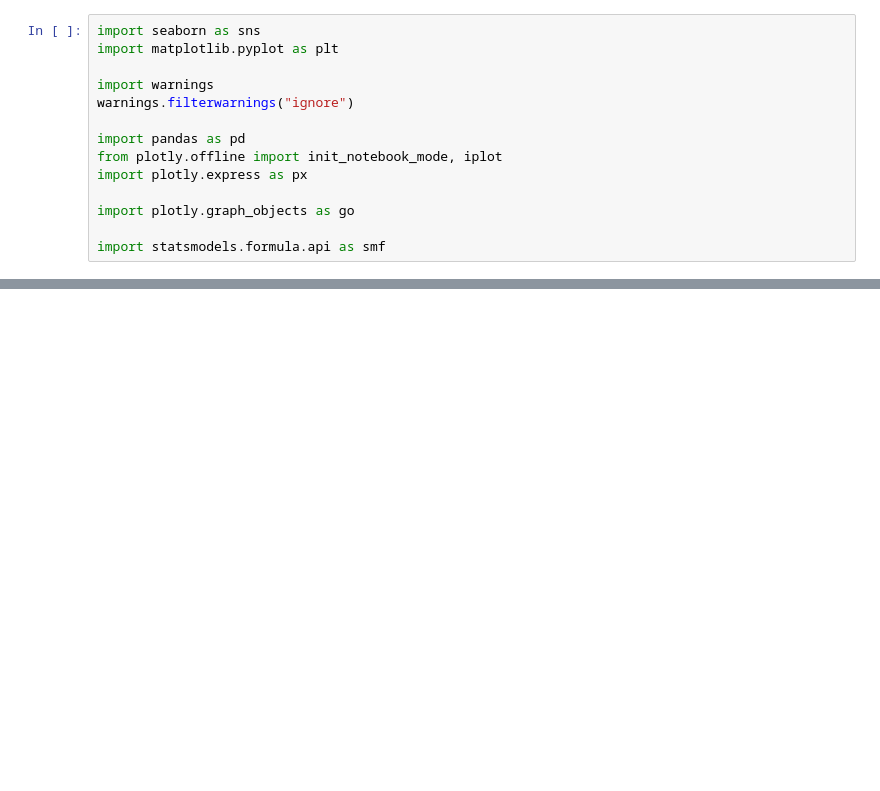
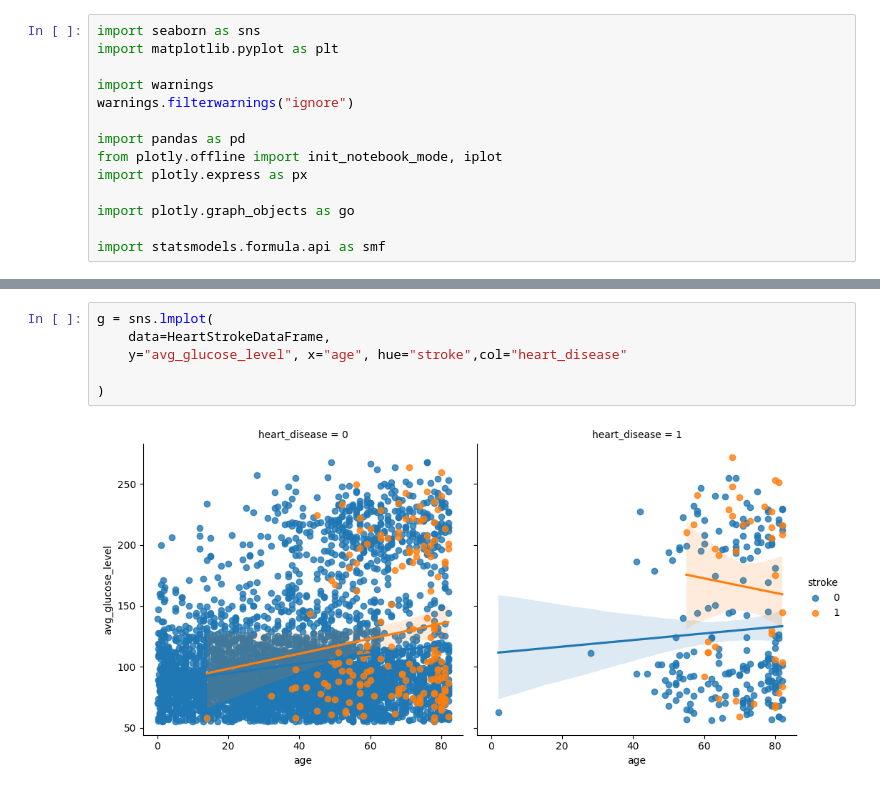
Before and after one commit to thousandoaks/AnalyticsUtilizationManagement, a Jupyter notebook: labs/Medicare_MultipleRegression_Qualitative.ipynb, the cells around one changed output, grey strips where cells are left out. Drawn from its saved outputs; the diff is of its cells as text; blank space fills up the shorter version.

```diff
--- a/labs/Medicare_MultipleRegression_Qualitative.ipynb
+++ b/labs/Medicare_MultipleRegression_Qualitative.ipynb
@@ -112,0 +246,8 @@ results.rsquared
+# %%
+g = sns.lmplot(
+    data=HeartStrokeDataFrame,
+    y="avg_glucose_level", x="age", hue="stroke",col="heart_disease"
+
+)
+# %% [output]
+[figure, added]
```
Also changed, not shown: parts of 40 cells of this notebook.
